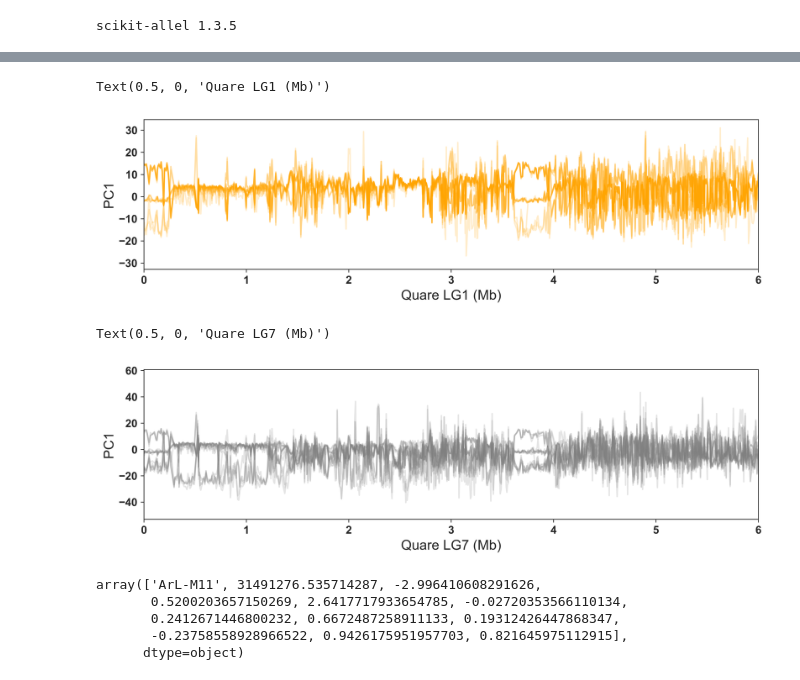
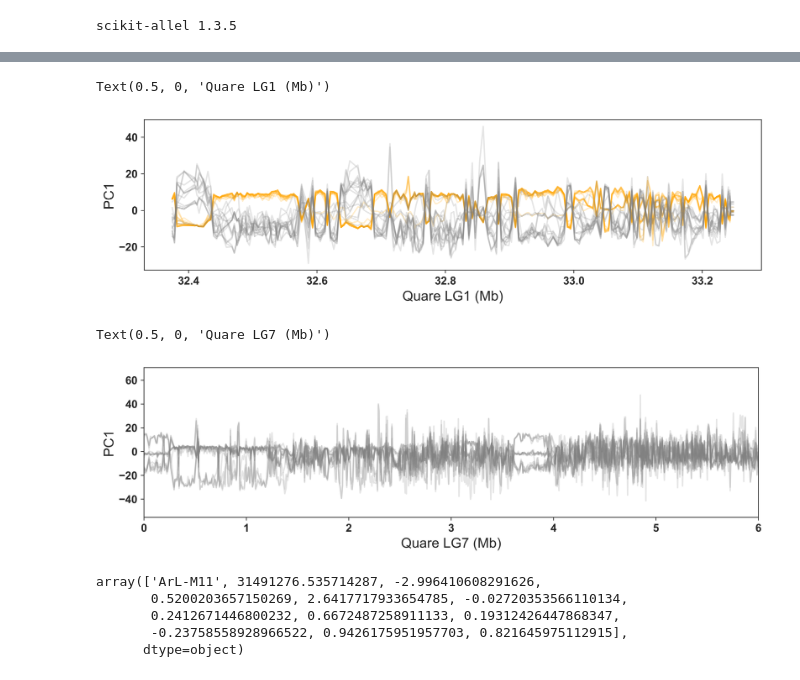
Before and after one commit to Lin-Yuying/GuppySV, a Jupyter notebook: PC_Plot.ipynb, the cells around one changed output, grey strips where cells are left out. Cells and saved outputs as stored; diff of their text form; code cells hidden in the pictures.

```diff
--- a/PC_Plot.ipynb
+++ b/PC_Plot.ipynb
@@ -113,7 +130,25 @@ array(['QuH-F12', 'QuH-F13', 'QuH-F21', 'QuH-F22', 'QuH-F25', 'QuH-F3',
 # %%
 # read vcf file and make genotype matrix
-callset = allel.read_vcf("/Users/rainlam/Project/3.SV/Quare.LG7.vcf.gz")
-# population
+# callset = allel.read_vcf("/Volumes/LaCie/localPCA/Quare/Quare.LG7.vcf.gz")
+# chrom = 'LG7'
+# start = 32371769# -> see 1.HMM start = int(data.iloc[0]['start'])
+# end = 33905450 # -> see 1.HMM end = int(data.iloc[-1]['end'])
+# # start: 32371769, end:  33905450
+# callset = allel.read_vcf("/Volumes/LaCie/localPCA/Quare/Quare.LG7.vcf.gz", region="{}:{}-{}".format(chrom, start, end))
+# # population
+POP='Quare'
+vcf_path = "/Volumes/LaCie/localPCA/{}/".format(POP)
+# POP = "YAL"
+CHROM = "LG7"
+vcffile = "/Volumes/LaCie/localPCA/Quare/Quare.LG7.vcf.gz"
+#chrom = "LR880645.1" # chromosome 1
+chrom = "LR8806{}.1".format(44 + int(CHROM.split("LG")[1])) # 44 + chromosome ID
+start = 32371769# -> see 1.HMM start = int(data.iloc[0]['start'])
+end = 33905450 # -> see 1.HMM end = int(data.iloc[-1]['end'])
+# start: 32371769, end:  33905450
+callset = allel.read_vcf(vcffile, region="{}:{}-{}".format(chrom, start, end))
+
+
 df_samples = pandas.read_csv('/Users/rainlam/Project/3.SV/pca_result/pop.txt', delimiter='\t')
 df_samples.head()
 sample_size = len(callset["samples"])
@@ -208,23 +253,23 @@ array([[2, 0, 0, ..., 1, 1, 1],
 # %%
 plt.figure(figsize=(12, 3), dpi=600)
 df = pd.DataFrame(start_array)
 for i in list(df_samples["sample"]):
     new_df = df[df[0] == i]
     if "L" in i:
         #continue
         plt.plot(new_df[1]/1e6, new_df[2], "orange", alpha=0.2)
     else:
-        #plt.plot(new_df[1]/1e6, new_df[2], "grey",alpha=0.2)
-        pass
+        plt.plot(new_df[1]/1e6, new_df[2], "grey",alpha=0.2)
+#         pass
 
-plt.xlim(0,6)
+# plt.xlim(0,6)
 plt.xticks(fontweight="bold", fontsize=12)
 plt.yticks(fontweight="bold", fontsize=12)
 plt.ylabel("PC1", fontsize=15)
 plt.xlabel("Quare LG1 (Mb)", fontsize=15)
 # %% [output]
 Text(0.5, 0, 'Quare LG1 (Mb)')
-[figure, old version]
+[figure, new version]
 # %%
 plt.figure(figsize=(12, 3), dpi=600)
 df = pd.DataFrame(start_array)
@@ -244,7 +289,7 @@ plt.ylabel("PC1", fontsize=15)
 plt.xlabel("Quare LG7 (Mb)", fontsize=15)
 # %% [output]
 Text(0.5, 0, 'Quare LG7 (Mb)')
-[figure, old version]
+[figure, new version]
 # %%
 #model1.components_
 # %%
```
Also changed, not shown: parts of 3 cells of this notebook, 7 other files.
